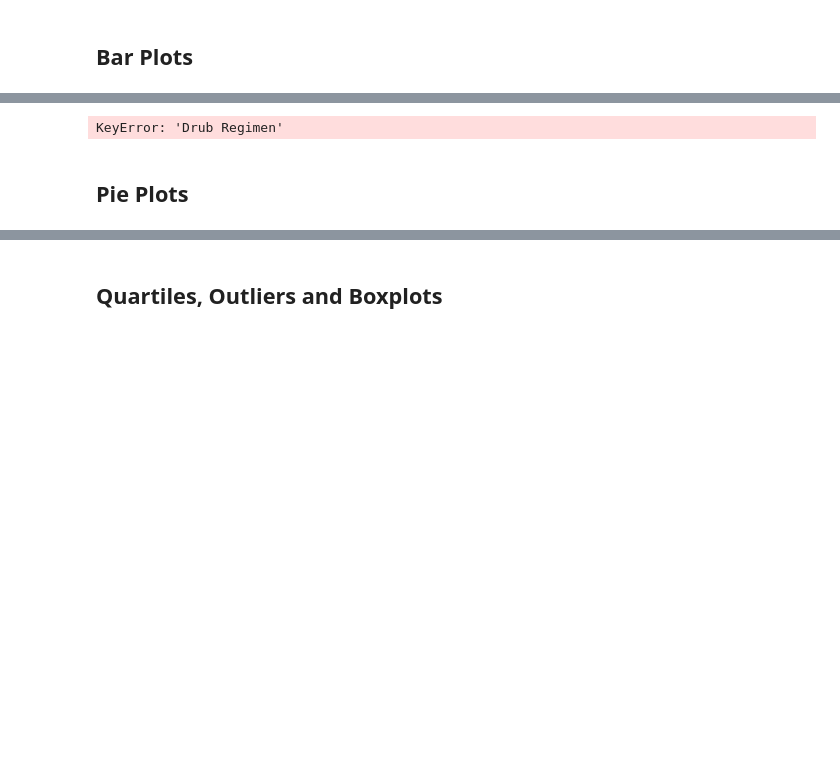
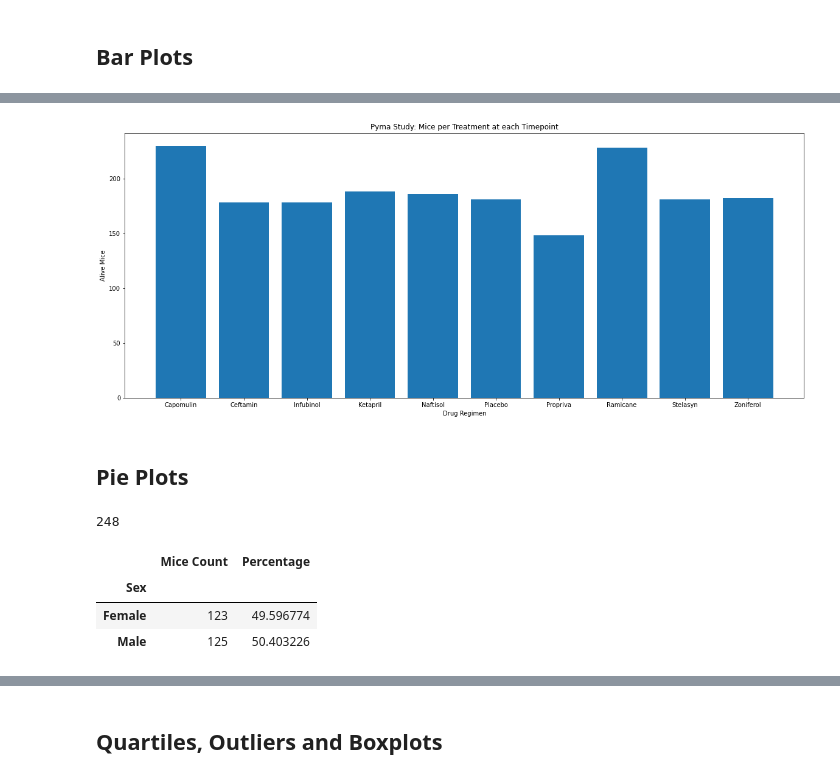
Before and after one commit to nataligracia/matplotlib_pharmaceuticals, a Jupyter notebook: PymaceuticalsScript.ipynb, the cells around one changed output, grey strips where cells are left out. Cells and saved outputs as stored; diff of their text form; code cells hidden in the pictures; blank space fills up the shorter version.

```diff
--- a/PymaceuticalsScript.ipynb
+++ b/PymaceuticalsScript.ipynb
@@ -147,0 +107,3 @@ study.plot(kind='bar', stacked=True, colormap='Paired')
+# %%
+#Timepoints per treatment drug regimen check
+plot = study.groupby(["Drug Regimen"]).count()["Mouse ID"]
@@ -148 +133,21 @@ study.plot(kind='bar', stacked=True, colormap='Paired')
+# %%
+#Create Pyplot Bar Plot on the number of mice per timepoint for each drug regimen treatment
+fig, ax = plt.subplots(figsize=(20,8))
+xaxis = np.arange(len(bar))
+
+
+
+plt.bar(xaxis,plot)
+
+#Rename x axis data to drug regimen treatments
+treatments = [value for value in xaxis]
+plt.xticks(treatments, ['Capomulin', 'Ceftamin', 'Infubinol', 'Ketapril', 'Naftisol', 'Placebo', 'Propriva', 'Ramicane', 'Stelasyn', 'Zoniferol'])
+
+#Format Pyplot Bar Plot
+plt.title("Pyma Study: Mice per Treatment at each Timepoint")
+plt.ylabel("Alive Mice")
+plt.xlabel("Drug Regimen")
+plt.show()
+# %% [output]
+[figure, added]
 # %%
@@ -150,11 +155,2 @@ plt.show()
 
 #colors = dict('Drug Regimen'(['Naftisol','Propriva','Ketapril','Zoniferol','Stelasyn','Ceftamin','Placebo','Infubinol','Capomulin','Ramicane'],['#adb0ff','#ffb3ff','#90d595','#e48381','#aafbff','#f7bb5f','#e0e0e0','#eafb50','#99ccff','#ffff99']))
-# %%
-bar = study.groupby('Drub Regimen').count()['Mouse ID']
-
-ax.bar("Drug Regimen","Tumor Volume (mm3)")
-ax.set_title('Mice Tumors by Treatments')
-
-# Generate a bar plot showing the number of mice per time point for each treatment throughout the course of the study using pandas.
-# %% [output]
-KeyError: 'Drub Regimen'
@@ -169,0 +159,6 @@ KeyError: 'Drub Regimen'
+# %%
+#Calculate number of unique mice, which is 248
+uniquemice = study["Mouse ID"].nunique()
+uniquemice
+# %% [output]
+248
@@ -169,0 +177,7 @@ KeyError: 'Drub Regimen'
+# %%
+study_gender
+# %% [output]
+|  | Mice Count | Percentage |
+| Sex |  |  |
+| Female | 123 | 49.596774 |
+| Male | 125 | 50.403226 |
```
Also changed, not shown: parts of 27 cells of this notebook, 2 other files.
